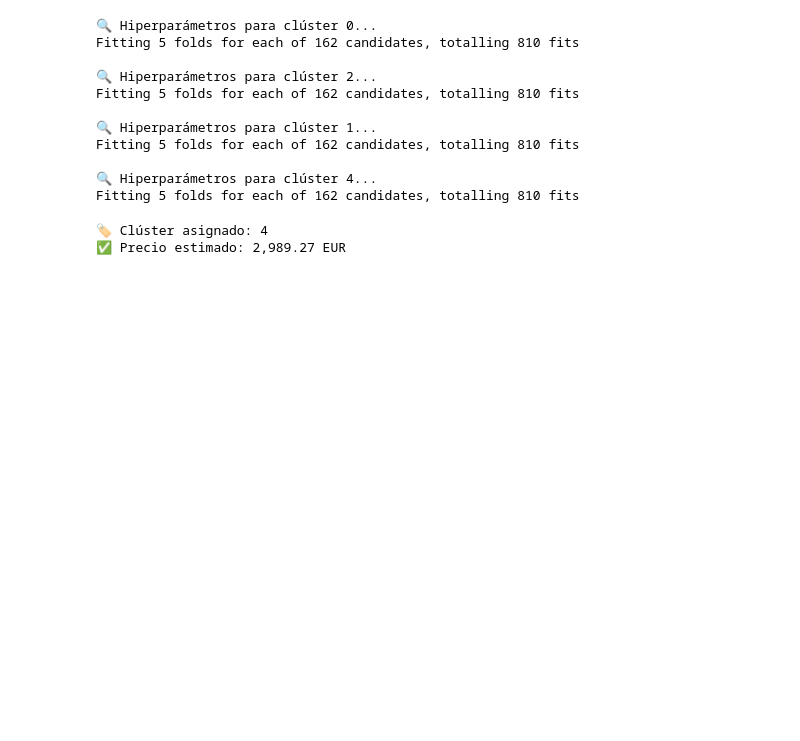
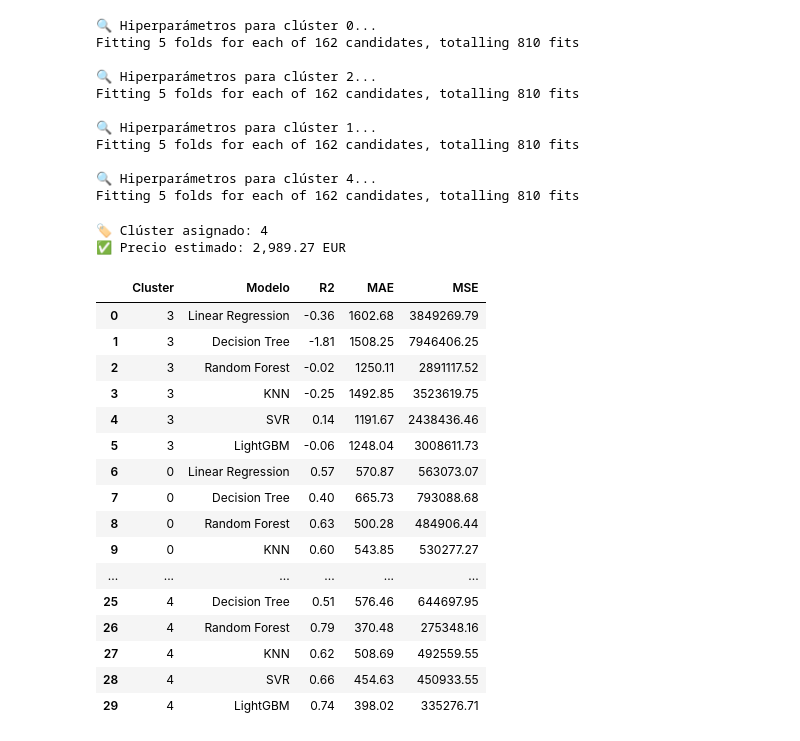
Before and after one commit to HFrutos/streamlit-house-price-prediction, a Jupyter notebook: model/regresion_model/regresion_model_rental.ipynb, the cells around one changed output. Drawn from its saved outputs; the diff is of its cells as text; code cells hidden in the pictures; blank space fills up the shorter version.

```diff
--- a/model/regresion_model/regresion_model_rental.ipynb
+++ b/model/regresion_model/regresion_model_rental.ipynb
@@ -369,3 +369,24 @@ print(f"✅ Precio estimado: {precio_final:,.2f} EUR")
 # %% [output]
 🏷️ Clúster asignado: 4
 ✅ Precio estimado: 2,989.27 EUR
+# %%
+df_resultados_modelos = pd.read_pickle("comparativa_modelos_por_cluster_rental.pkl")
+df_resultados_modelos
+# %% [output]
+|  | Cluster | Modelo | R2 | MAE | MSE |
+| 0 | 3 | Linear Regression | -0.36 | 1602.68 | 3849269.79 |
+| 1 | 3 | Decision Tree | -1.81 | 1508.25 | 7946406.25 |
+| 2 | 3 | Random Forest | -0.02 | 1250.11 | 2891117.52 |
+| 3 | 3 | KNN | -0.25 | 1492.85 | 3523619.75 |
+| 4 | 3 | SVR | 0.14 | 1191.67 | 2438436.46 |
+| 5 | 3 | LightGBM | -0.06 | 1248.04 | 3008611.73 |
+| 6 | 0 | Linear Regression | 0.57 | 570.87 | 563073.07 |
+| 7 | 0 | Decision Tree | 0.40 | 665.73 | 793088.68 |
+| 8 | 0 | Random Forest | 0.63 | 500.28 | 484906.44 |
+| 9 | 0 | KNN | 0.60 | 543.85 | 530277.27 |
+| ... | ... | ... | ... | ... | ... |
+| 25 | 4 | Decision Tree | 0.51 | 576.46 | 644697.95 |
+| 26 | 4 | Random Forest | 0.79 | 370.48 | 275348.16 |
+| 27 | 4 | KNN | 0.62 | 508.69 | 492559.55 |
+| 28 | 4 | SVR | 0.66 | 454.63 | 450933.55 |
+| 29 | 4 | LightGBM | 0.74 | 398.02 | 335276.71 |
```
Also changed, not shown: parts of 2 cells of this notebook.
